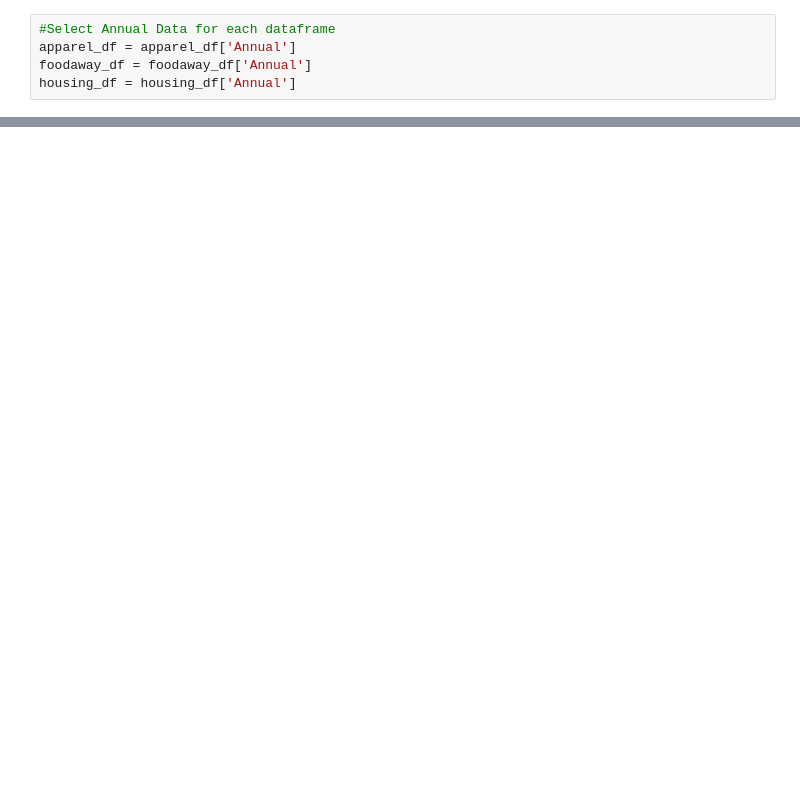
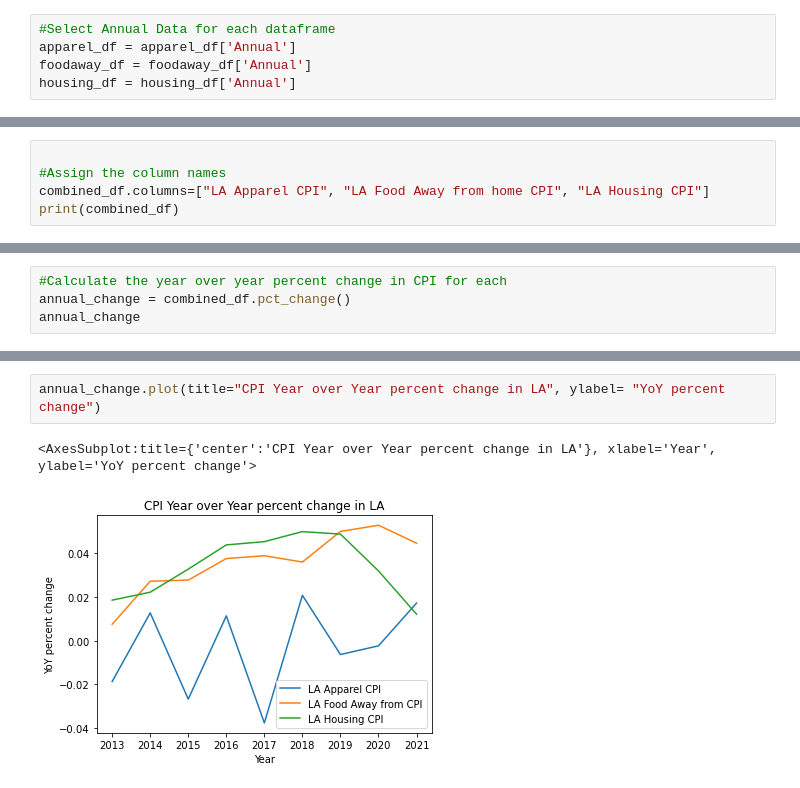
Before and after one commit to Angelboy-commercial/data-zookeepers, a Jupyter notebook: cpi_project.ipynb, the cells around one changed output, grey strips where cells are left out. Cells and saved outputs as stored; diff of their text form; blank space fills up the shorter version.

```diff
--- a/cpi_project.ipynb
+++ b/cpi_project.ipynb
@@ -57,0 +56,5 @@ combined_df
+# %%
+
+#Assign the column names
+combined_df.columns=["LA Apparel CPI", "LA Food Away from home CPI", "LA Housing CPI"]
+print(combined_df)
@@ -57,0 +74,4 @@ combined_df
+# %%
+#Calculate the year over year percent change in CPI for each
+annual_change = combined_df.pct_change()
+annual_change
@@ -57,0 +91,5 @@ combined_df
+# %%
+annual_change.plot(title="CPI Year over Year percent change in LA", ylabel= "YoY percent change")
+# %% [output]
+<AxesSubplot:title={'center':'CPI Year over Year percent change in LA'}, xlabel='Year', ylabel='YoY percent change'>
+[figure, added]
```
Also changed, not shown: parts of 18 cells of this notebook.
